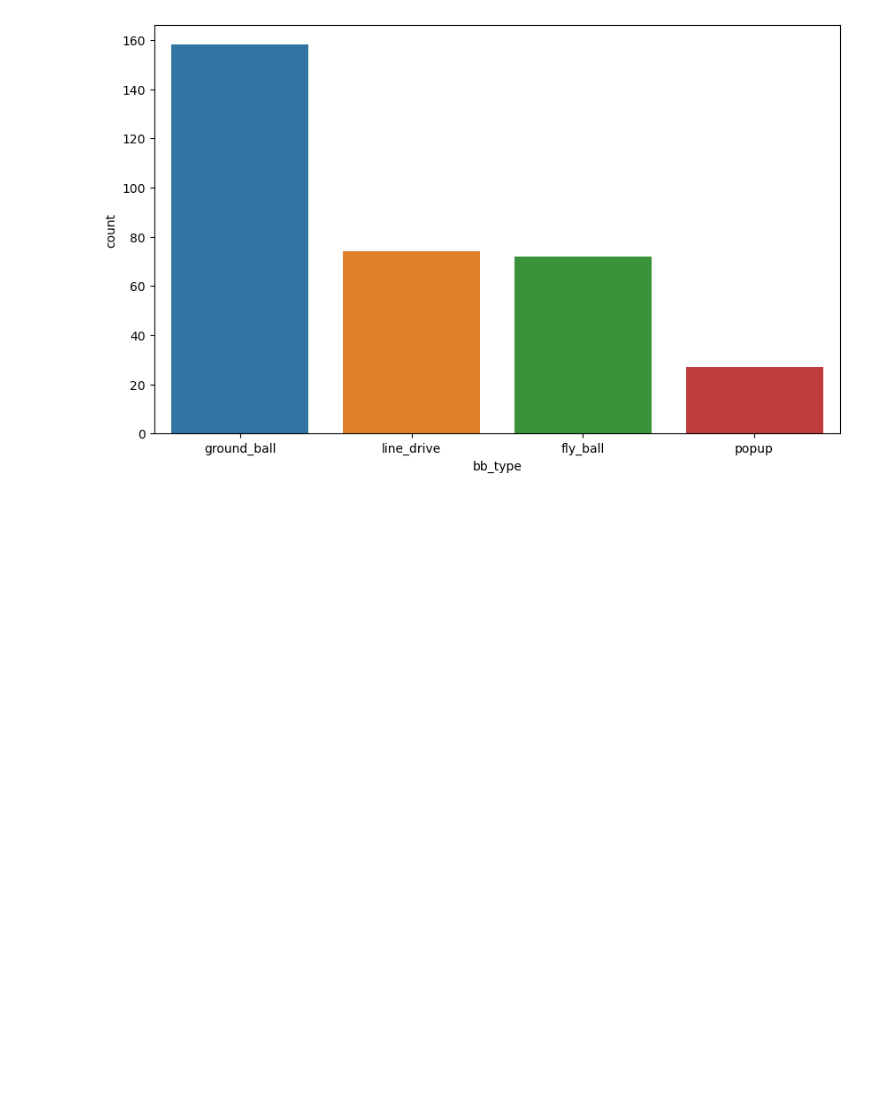
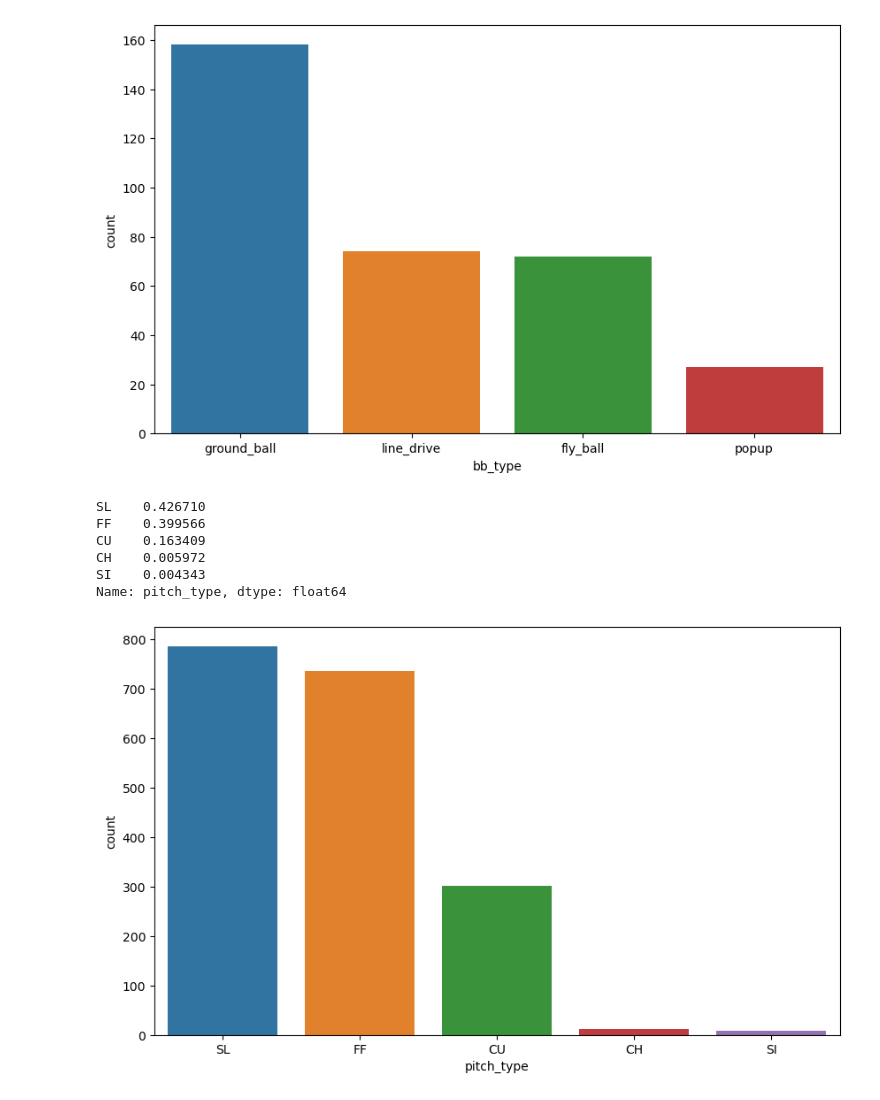
Before and after one commit to danielcho16/baseball_analytics, a Jupyter notebook: baseball_analytics.ipynb, the cells around one changed output. Cells and saved outputs as stored; diff of their text form; code cells hidden in the pictures; blank space fills up the shorter version.

```diff
--- a/baseball_analytics.ipynb
+++ b/baseball_analytics.ipynb
@@ -948,3 +1011,19 @@ plt.figure(figsize=(10,6))
 sns.countplot(data=kershaw,x='bb_type',order=kershaw['bb_type'].value_counts().index);
 # %% [output]
 [figure]
+# %%
+# percentages of every pitch type thrown by Kershaw
+kershaw['pitch_type'].value_counts(normalize=True)
+# %% [output]
+SL    0.426710
+FF    0.399566
+CU    0.163409
+CH    0.005972
+SI    0.004343
+Name: pitch_type, dtype: float64
+# %%
+# countplot of every pitch type thrown by Kershaw
+plt.figure(figsize=(10,6))
+ax = sns.countplot(data=kershaw,x='pitch_type',order=kershaw['pitch_type'].value_counts().index);
+# %% [output]
+[figure, added]
```
Also changed, not shown: parts of 18 cells of this notebook.
